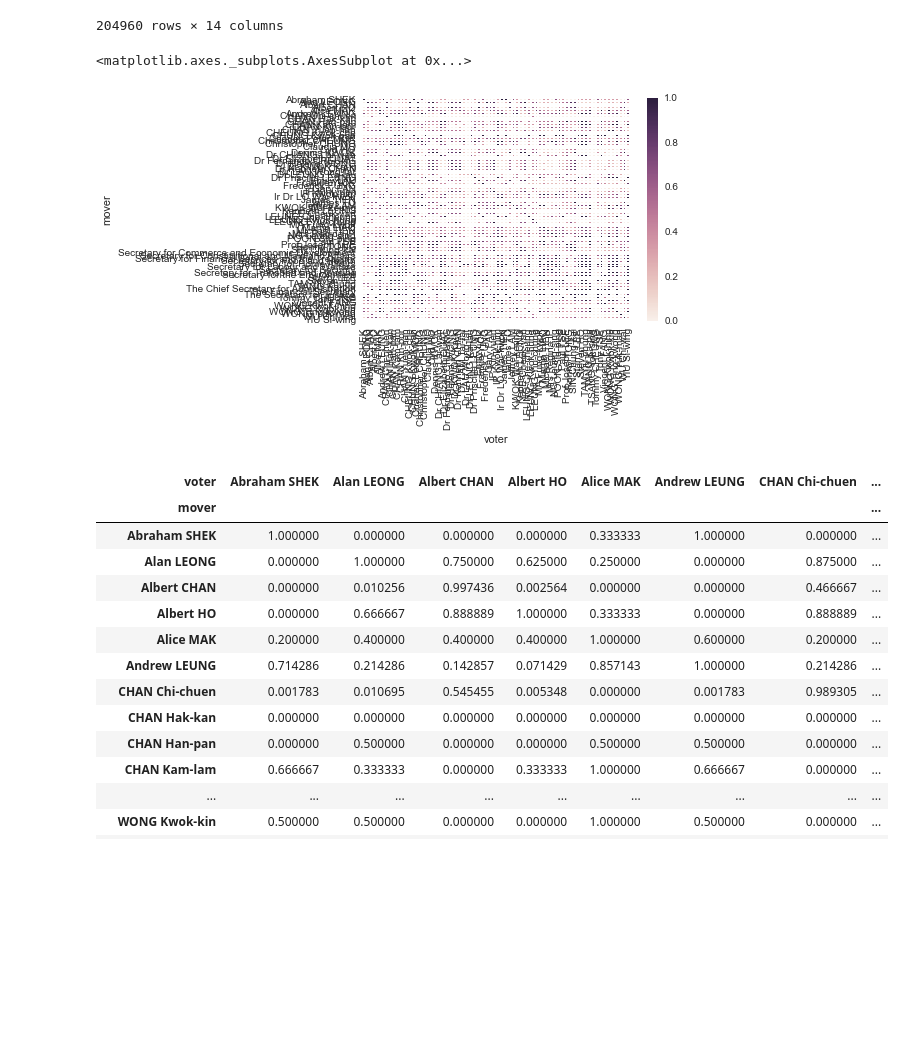
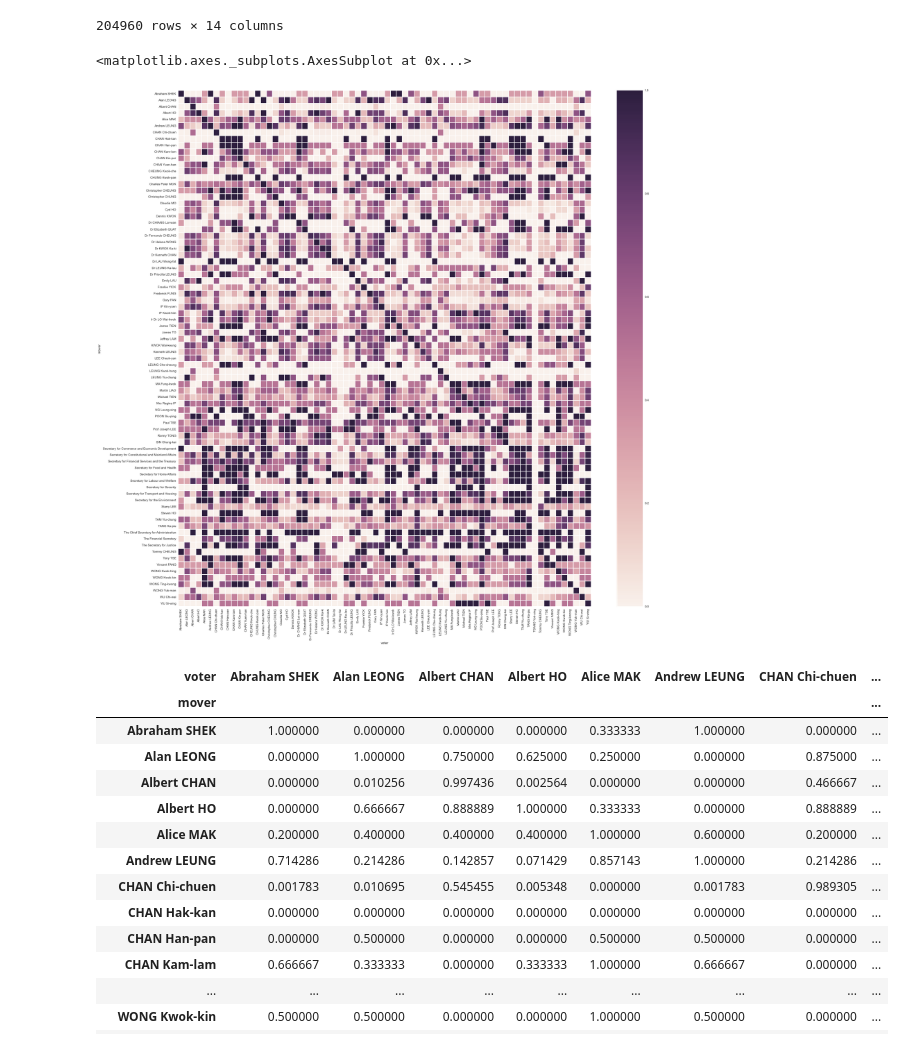
Before and after one commit to initiummedia/hk_legco, a Jupyter notebook: scripts/Mover Voter Relation.ipynb, the cells around one changed output. Drawn from its saved outputs; the diff is of its cells as text; code cells hidden in the pictures; blank space fills up the shorter version.

Commit message:
more visualisations

```diff
--- a/scripts/Mover Voter Relation.ipynb
+++ b/scripts/Mover Voter Relation.ipynb
@@ -50,11 +51,12 @@ df_belief['mover'] = df_belief['index'].apply(lambda x: x[0])
 df_belief['voter'] = df_belief['index'].apply(lambda x: x[1])
 # DataFrame.pivot(index=None, columns=None, values=None)
 df_belief_matrix = df_belief.pivot('mover', 'voter', 'belief')
-# %%
-sns.heatmap(df_belief_matrix)
-# %% [output]
-<matplotlib.axes._subplots.AxesSubplot at 0x...>
-[figure, removed]
+# %%
+plt.figure(figsize=(30, 30))
+sns.heatmap(df_belief_matrix)
+# %% [output]
+<matplotlib.axes._subplots.AxesSubplot at 0x...>
+[figure, added]
 # %%
 df_belief_matrix
 # %% [output]
```
Also changed, not shown: parts of 8 cells of this notebook, 2 other files.
